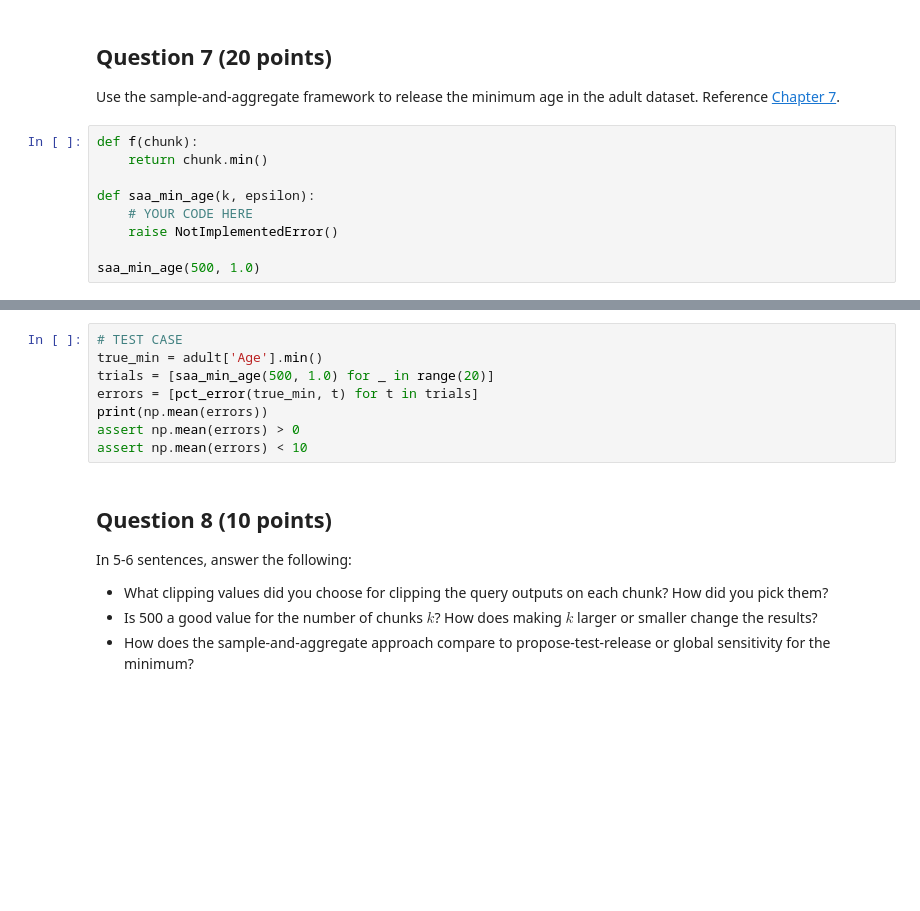
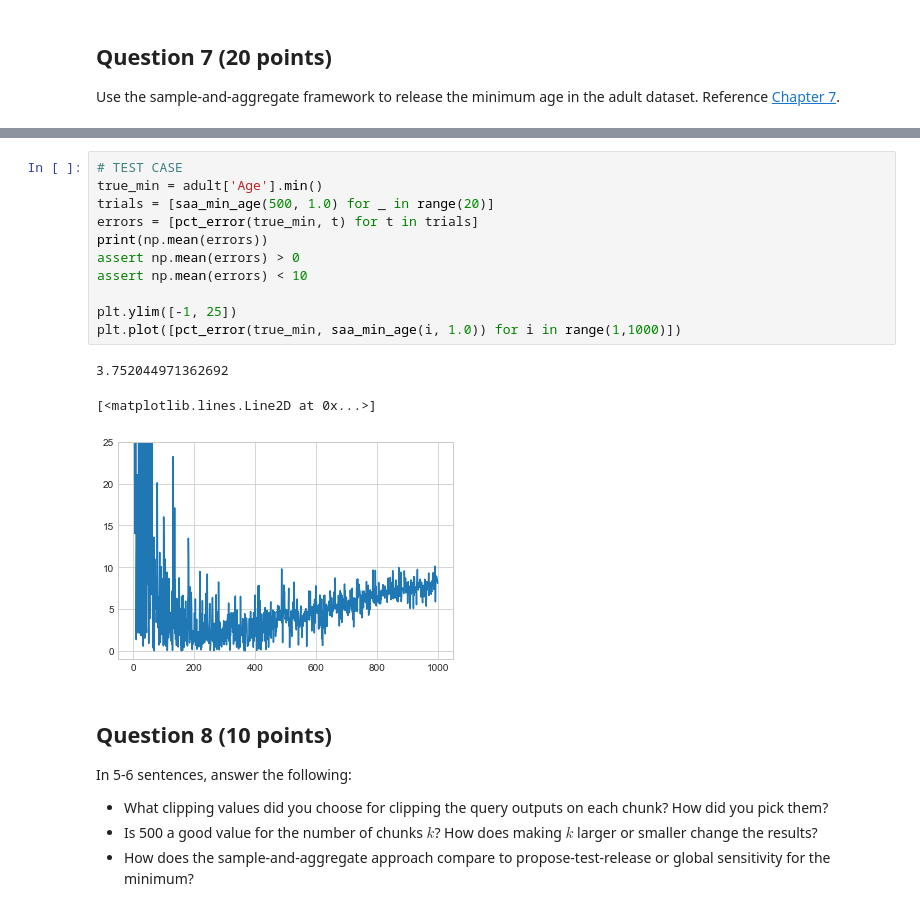
Before and after one commit to 5cw/cs211-data-privacy, a Jupyter notebook: homework/CS211_HW_6.ipynb, the cells around one changed output, grey strips where cells are left out. Cells and saved outputs as stored; diff of their text form; blank space fills up the shorter version.

```diff
--- a/homework/CS211_HW_6.ipynb
+++ b/homework/CS211_HW_6.ipynb
@@ -156,12 +224,3 @@ YOUR ANSWER HERE
 ## Question 7 (20 points)
 
 Use the sample-and-aggregate framework to release the minimum age in the adult dataset. Reference [Chapter 7](https://uvm-plaid.github.io/programming-dp/notebooks/ch7.html).
-# %%
-def f(chunk):
-    return chunk.min()
-
-def saa_min_age(k, epsilon):
-    # YOUR CODE HERE
-    raise NotImplementedError()
-
-saa_min_age(500, 1.0)
@@ -168,11 +258,18 @@ saa_min_age(500, 1.0)
 # %%
 # TEST CASE
 true_min = adult['Age'].min()
 trials = [saa_min_age(500, 1.0) for _ in range(20)]
 errors = [pct_error(true_min, t) for t in trials]
 print(np.mean(errors))
 assert np.mean(errors) > 0
 assert np.mean(errors) < 10
+
+plt.ylim([-1, 25])
+plt.plot([pct_error(true_min, saa_min_age(i, 1.0)) for i in range(1,1000)])
+# %% [output]
+3.752044971362692
+[<matplotlib.lines.Line2D at 0x...>]
+[figure, added]
 # %% [markdown]
 ## Question 8 (10 points)
 
```
Also changed, not shown: parts of 20 cells of this notebook, 1 other file.
